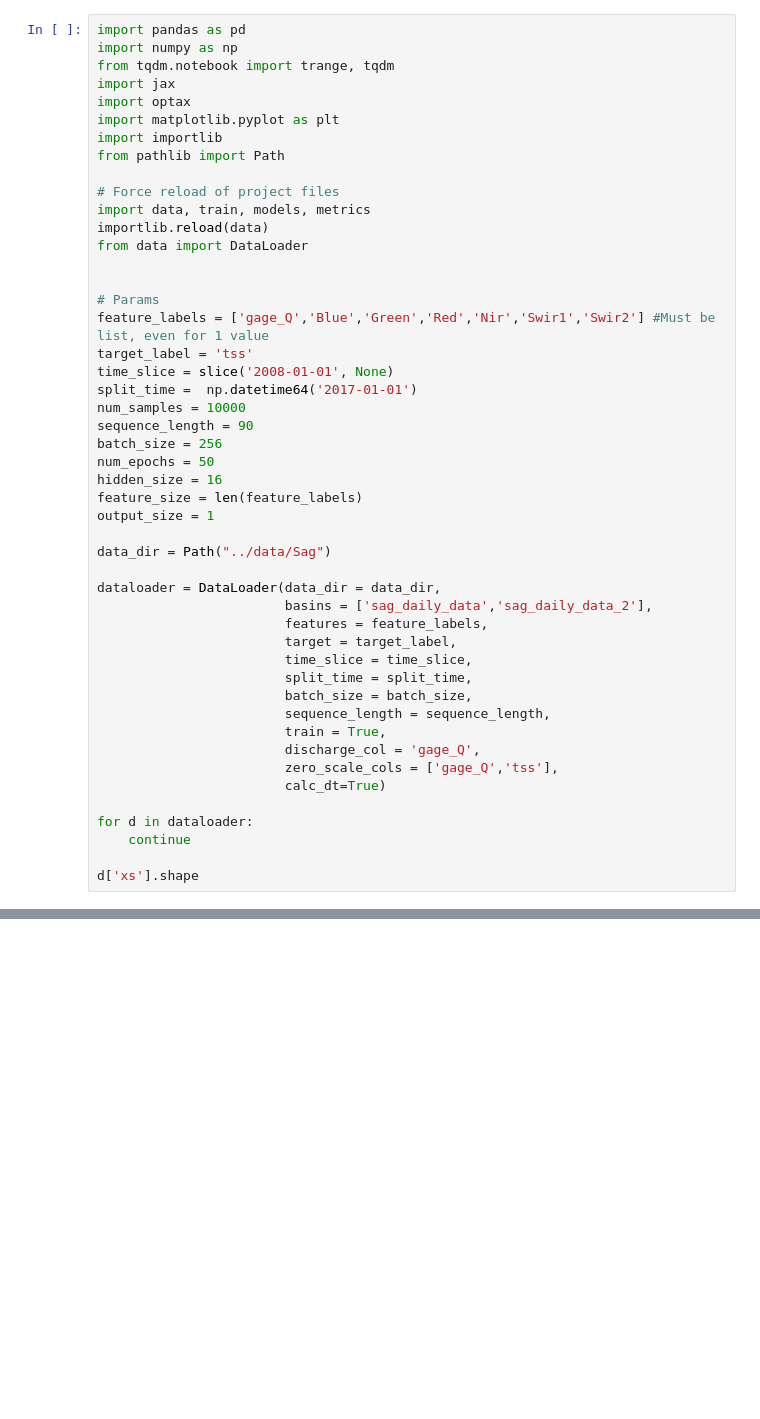
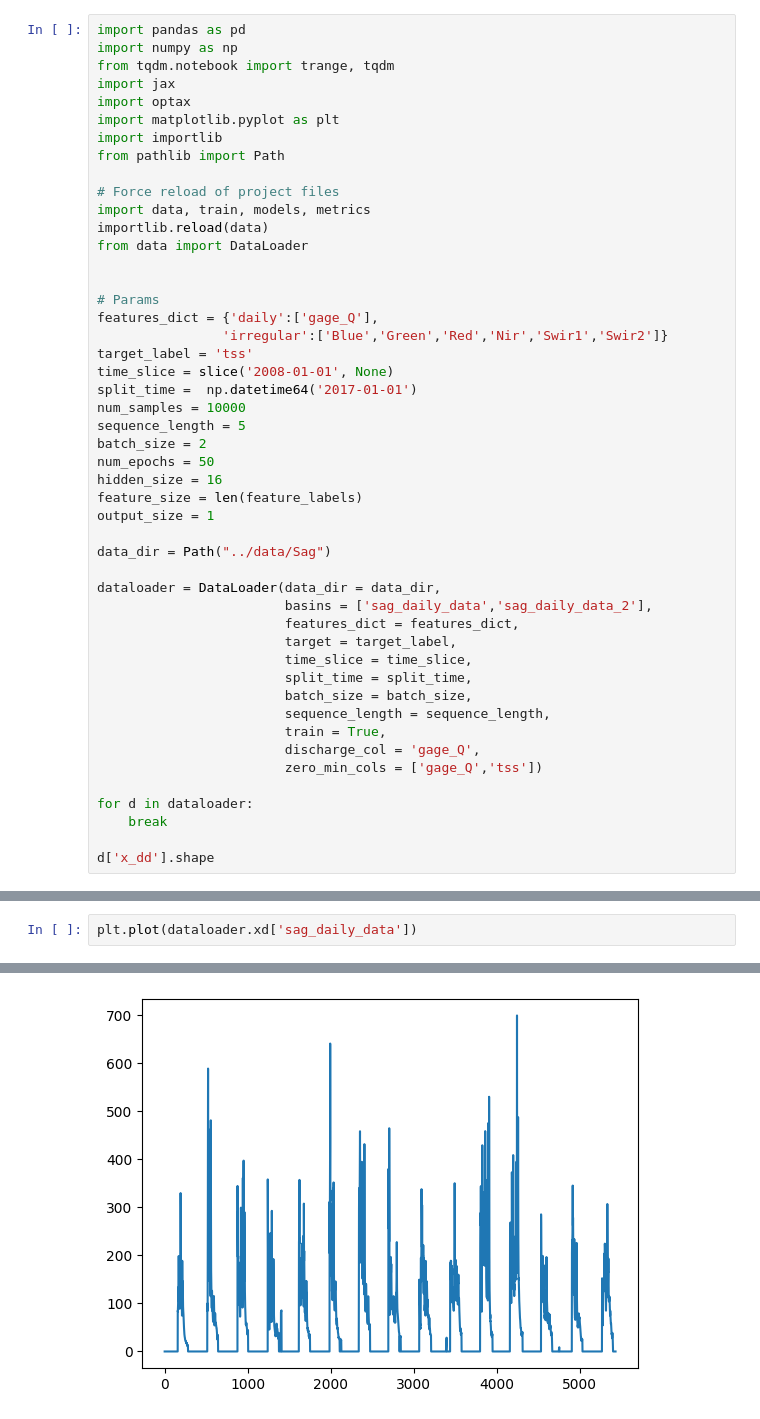
Before and after one commit to Fluvial-UMass/swot-ml, a Jupyter notebook: src/Sag_EAMTLSTM.ipynb, the cells around one changed output, grey strips where cells are left out. Drawn from its saved outputs; the diff is of its cells as text; blank space fills up the shorter version.

Commit message:
working TAPLSTM dataloader

```diff
--- a/src/Sag_EAMTLSTM.ipynb
+++ b/src/Sag_EAMTLSTM.ipynb
@@ -15,13 +15,14 @@ from data import DataLoader
 
 
 # Params
-feature_labels = ['gage_Q','Blue','Green','Red','Nir','Swir1','Swir2'] #Must be list, even for 1 value
+features_dict = {'daily':['gage_Q'],
+                'irregular':['Blue','Green','Red','Nir','Swir1','Swir2']}
 target_label = 'tss'
 time_slice = slice('2008-01-01', None)
 split_time =  np.datetime64('2017-01-01')
 num_samples = 10000
-sequence_length = 90
-batch_size = 256
+sequence_length = 5
+batch_size = 2
 num_epochs = 50
 hidden_size = 16
 feature_size = len(feature_labels)
@@ -31,7 +32,7 @@ data_dir = Path("../data/Sag")
 
 dataloader = DataLoader(data_dir = data_dir,
                         basins = ['sag_daily_data','sag_daily_data_2'],
-                        features = feature_labels,
+                        features_dict = features_dict,
                         target = target_label,
                         time_slice = time_slice,
                         split_time = split_time,
@@ -39,11 +40,10 @@ dataloader = DataLoader(data_dir = data_dir,
                         sequence_length = sequence_length,
                         train = True,
                         discharge_col = 'gage_Q',
-                        zero_scale_cols = ['gage_Q','tss'],
-                        calc_dt=True)
+                        zero_min_cols = ['gage_Q','tss'])
 
 for d in dataloader:
-    continue
+    break
 
-d['xs'].shape
+d['x_dd'].shape
 # %% [output]
@@ -102,0 +51,3 @@ Name: C, dtype: int64
+# %%
+plt.plot(dataloader.xd['sag_daily_data'])
+# %% [output]
@@ -102,0 +55 @@ Name: C, dtype: int64
+[figure, added]
```
Also changed, not shown: parts of 7 cells of this notebook, 4 other files.
